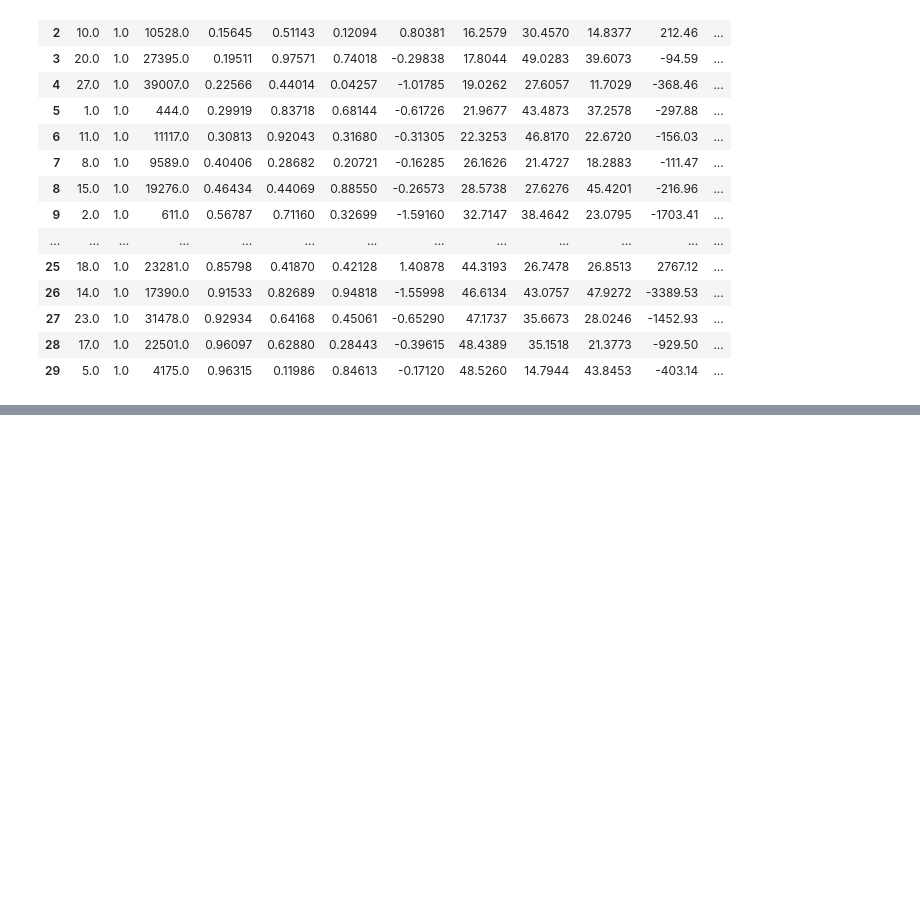
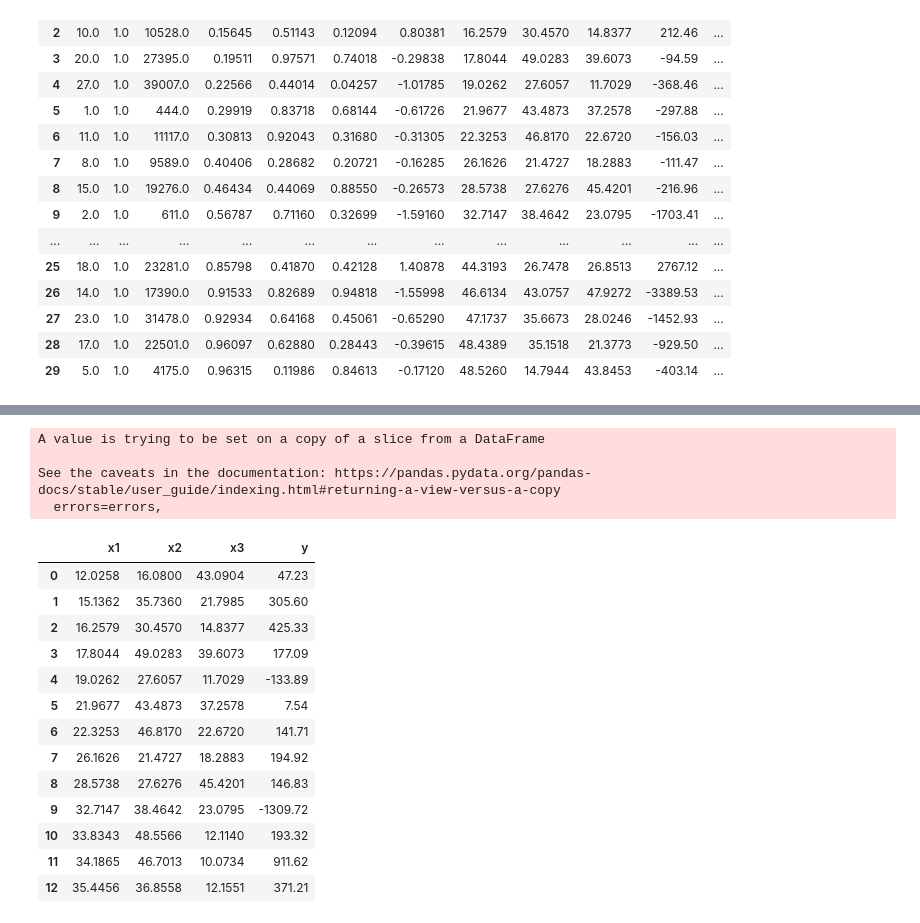
Before and after one commit to iam-fern/Research, a Jupyter notebook: GQ_tese1.ipynb, the cells around one changed output, grey strips where cells are left out. Saved outputs shown, nothing was run; the diff lists cells and outputs as text; code cells hidden in the pictures; blank space fills up the shorter version.

```diff
--- a/GQ_tese1.ipynb
+++ b/GQ_tese1.ipynb
@@ -199,0 +220,23 @@ new_table_sort
+# %%
+# ลบ  colum
+table1.drop(['no', 'id', 'j', 'a', 'b', 'c', 'z', 'E'], axis=1, inplace=True)
+table1
+# %% [output]
+A value is trying to be set on a copy of a slice from a DataFrame
+
+See the caveats in the documentation: https://pandas.pydata.org/pandas-docs/stable/user_guide/indexing.html#returning-a-view-versus-a-copy
+  errors=errors,
+|  | x1 | x2 | x3 | y |
+| 0 | 12.0258 | 16.0800 | 43.0904 | 47.23 |
+| 1 | 15.1362 | 35.7360 | 21.7985 | 305.60 |
+| 2 | 16.2579 | 30.4570 | 14.8377 | 425.33 |
+| 3 | 17.8044 | 49.0283 | 39.6073 | 177.09 |
+| 4 | 19.0262 | 27.6057 | 11.7029 | -133.89 |
+| 5 | 21.9677 | 43.4873 | 37.2578 | 7.54 |
+| 6 | 22.3253 | 46.8170 | 22.6720 | 141.71 |
+| 7 | 26.1626 | 21.4727 | 18.2883 | 194.92 |
+| 8 | 28.5738 | 27.6276 | 45.4201 | 146.83 |
+| 9 | 32.7147 | 38.4642 | 23.0795 | -1309.72 |
+| 10 | 33.8343 | 48.5566 | 12.1140 | 193.32 |
+| 11 | 34.1865 | 46.7013 | 10.0734 | 911.62 |
+| 12 | 35.4456 | 36.8558 | 12.1551 | 371.21 |
```
Also changed, not shown: parts of 5 cells of this notebook.
